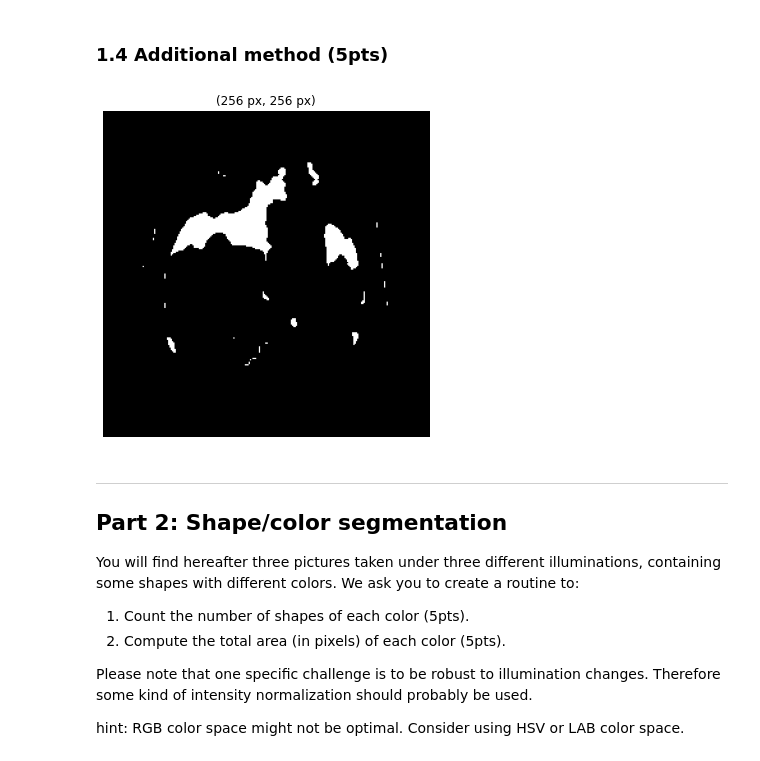
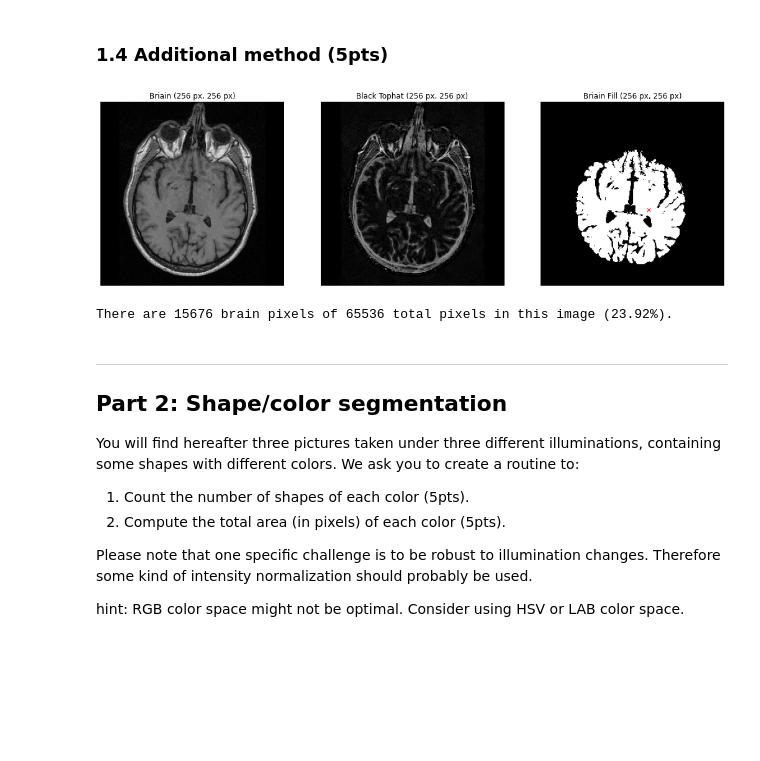
Before and after one commit to mbiselx/ImgAnlNPatRec, a Jupyter notebook: labs/lab_01_segmentation.ipynb, the cells around one changed output. Saved outputs shown, nothing was run; the diff lists cells and outputs as text; code cells hidden in the pictures; blank space fills up the shorter version.

```diff
--- a/labs/lab_01_segmentation.ipynb
+++ b/labs/lab_01_segmentation.ipynb
@@ -133,20 +137,31 @@ There are 11821 brain pixels of 65536 total pixels in this image (18.04%).
 # %% [markdown]
 ### 1.4 Additional method (5pts)
-# %%
-import skimage
-# Add your implementation and discussion
-#out = skimage.segmentation.morphological_geodesic_active_contour(skimage.img_as_float(brain_im), 230)
-out = skimage.segmentation.morphological_geodesic_active_contour(edges_raw, 100, balloon=-1)
-
-
-# display the mask
-fig, ax = plt.subplots(1, 1, figsize=(6, 6))
-ax.imshow(out, cmap='gray')
-ax.set_title('({} px, {} px)'.format(im_h, im_w))
-ax.axis('off')
-plt.show()
-# %% [output]
-[figure, removed]
+# %%
+import skimage.morphology
+# Add your implementation and discussion
+
+footprint = skimage.morphology.disk(7) # we're working with rounded shapes - use the disk
+blk_tphat = skimage.morphology.black_tophat(brain_im, footprint) # use black tophat morphology to separate the lighter brain from the surrounding darker dura mater
+mask      = skimage.segmentation.flood(blk_tphat, seed_point, tolerance=0.09*blk_tphat.max()) # heuristic thresholding for the third time
+
+
+# display the mask
+fig, ax = plt.subplots(1, 3, figsize=(18, 8))
+ax[0].imshow(brain_im,  cmap='gray')
+ax[1].imshow(blk_tphat, cmap='gray')
+ax[2].imshow(mask, cmap='gray')
+ax[2].plot(seed_point[0], seed_point[1], 'rx')
+ax[0].set_title('Briain ({} px, {} px)'.format(im_h, im_w))
+ax[1].set_title('Black Tophat ({} px, {} px)'.format(im_h, im_w))
+ax[2].set_title('Briain Fill ({} px, {} px)'.format(im_h, im_w))
+for axis in ax : axis.axis('off')
+plt.show()
+
+# count the number of brain pixels
+print("There are {} brain pixels of {} total pixels in this image ({:.2f}%).".format(np.sum(mask), im_h*im_w, 100*np.sum(mask)/(im_h*im_w)))
+# %% [output]
+[figure, added]
+There are 15676 brain pixels of 65536 total pixels in this image (23.92%).
 # %% [markdown]
 ---
 ## Part 2: Shape/color segmentation
```
Also changed, not shown: parts of 5 cells of this notebook.
